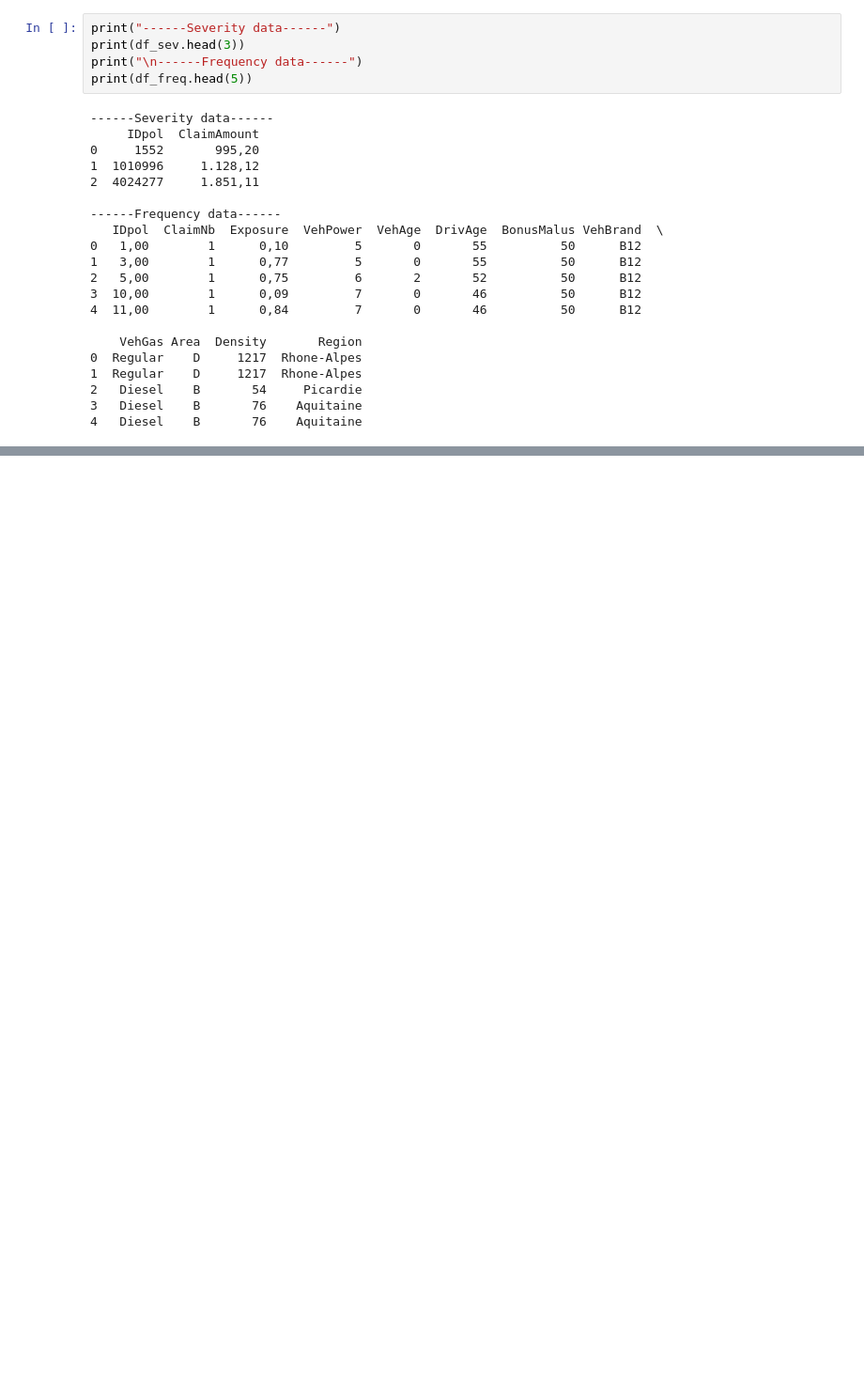
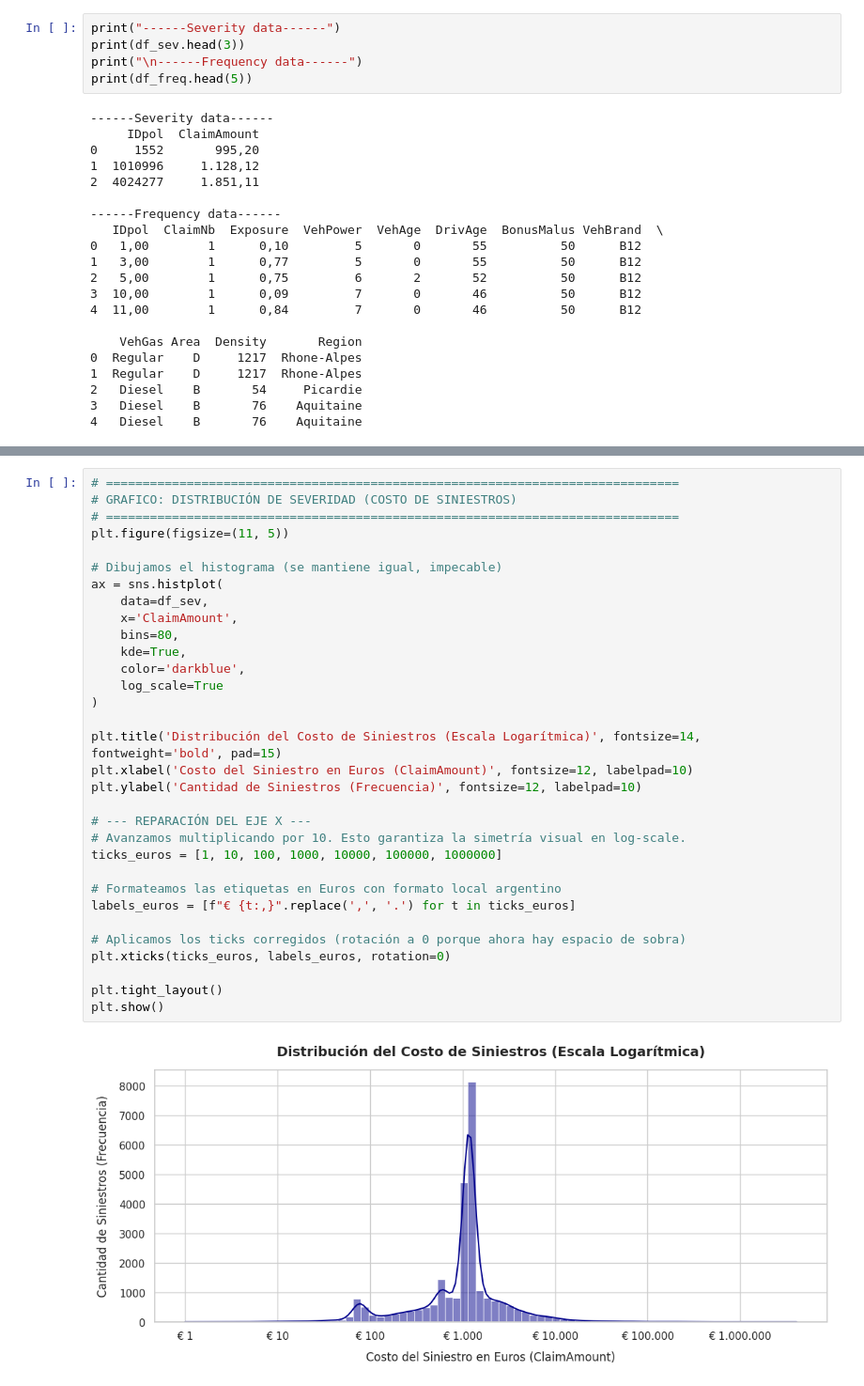
Before and after one commit to AlejandroSenabre/MTPL-Insurance-Pricing-GLM-vs-ML, a Jupyter notebook: notebooks/eda_and_cleaning.ipynb, the cells around one changed output, grey strips where cells are left out. Shown at 94% size. Cells and saved outputs as stored; diff of their text form; blank space fills up the shorter version.

```diff
--- a/notebooks/eda_and_cleaning.ipynb
+++ b/notebooks/eda_and_cleaning.ipynb
@@ -98,0 +120,34 @@ Severidad Media Global     : € 1.681,29 (Costo promedio por siniestro)
+# %%
+# ==============================================================================
+# GRAFICO: DISTRIBUCIÓN DE SEVERIDAD (COSTO DE SINIESTROS)
+# ==============================================================================
+plt.figure(figsize=(11, 5))
+
+# Dibujamos el histograma (se mantiene igual, impecable)
+ax = sns.histplot(
+    data=df_sev,
+    x='ClaimAmount',
+    bins=80,
+    kde=True,
+    color='darkblue',
+    log_scale=True
+)
+
+plt.title('Distribución del Costo de Siniestros (Escala Logarítmica)', fontsize=14, fontweight='bold', pad=15)
+plt.xlabel('Costo del Siniestro en Euros (ClaimAmount)', fontsize=12, labelpad=10)
+plt.ylabel('Cantidad de Siniestros (Frecuencia)', fontsize=12, labelpad=10)
+
+# --- REPARACIÓN DEL EJE X ---
+# Avanzamos multiplicando por 10. Esto garantiza la simetría visual en log-scale.
+ticks_euros = [1, 10, 100, 1000, 10000, 100000, 1000000]
+
+# Formateamos las etiquetas en Euros con formato local argentino
+labels_euros = [f"€ {t:,}".replace(',', '.') for t in ticks_euros]
+
+# Aplicamos los ticks corregidos (rotación a 0 porque ahora hay espacio de sobra)
+plt.xticks(ticks_euros, labels_euros, rotation=0)
+
+plt.tight_layout()
+plt.show()
+# %% [output]
+[figure, added]
```
Also changed, not shown: parts of 8 cells of this notebook.
